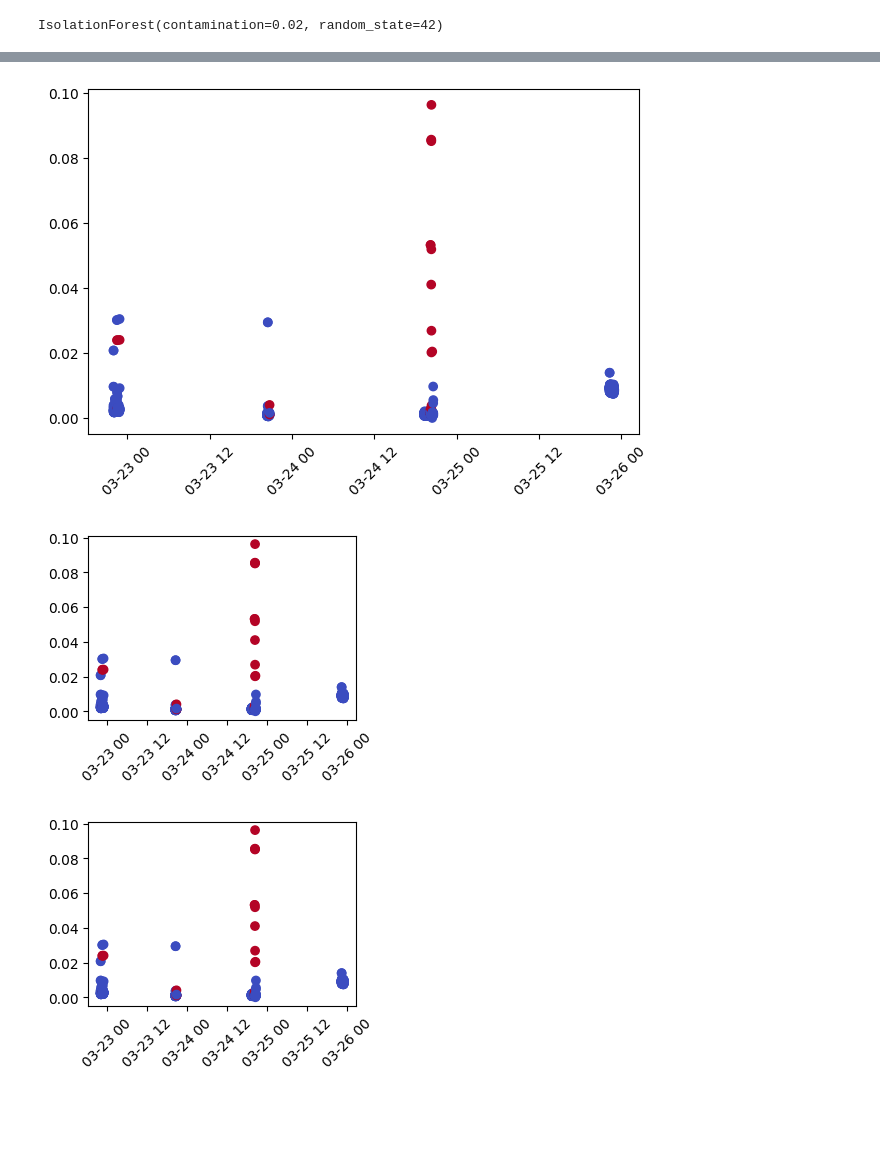
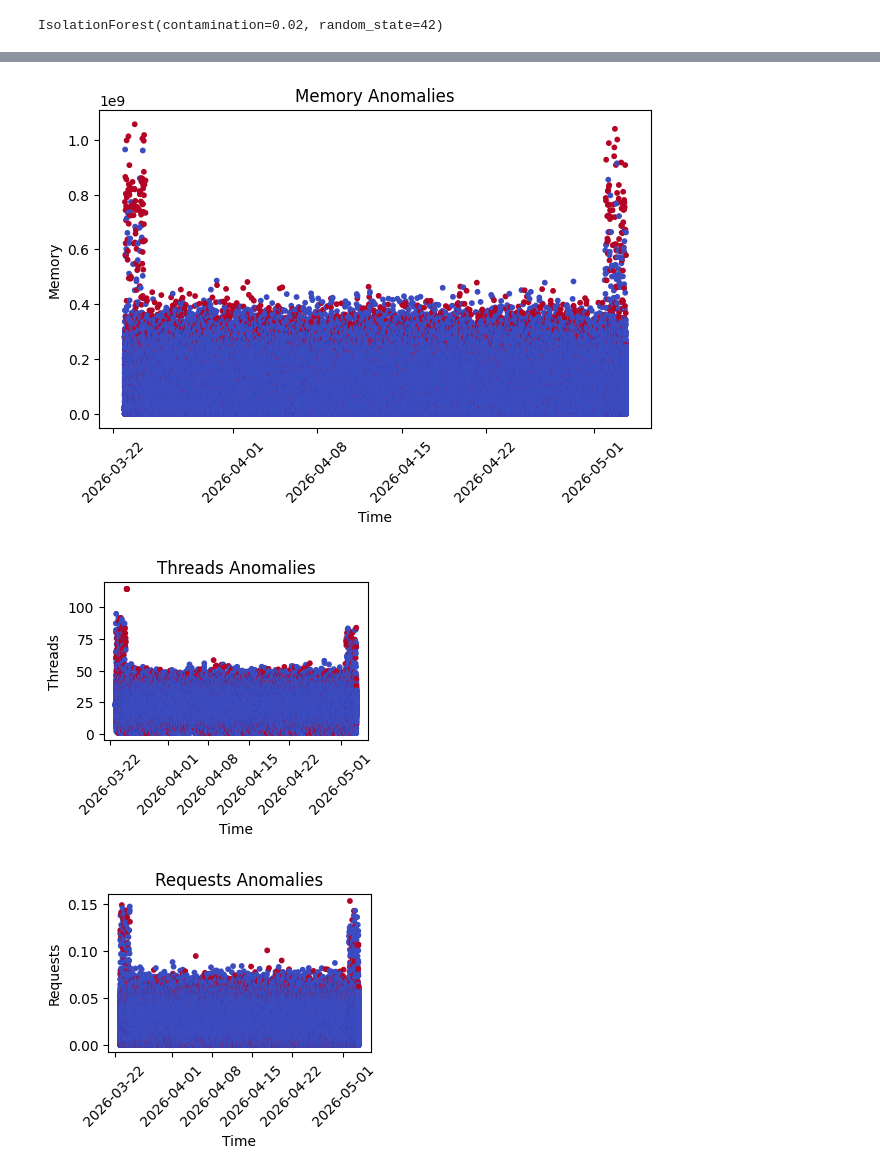
Before and after one commit to 2024tm93174/springboot-metrics-ml, a Jupyter notebook: metrics_model_train.ipynb, the cells around one changed output, grey strips where cells are left out. Saved outputs shown, nothing was run; the diff lists cells and outputs as text; code cells hidden in the pictures; blank space fills up the shorter version.

Commit message:
latest realTimeModel

```diff
--- a/metrics_model_train.ipynb
+++ b/metrics_model_train.ipynb
@@ -6,0 +39,13 @@ df.shape
+# %%
+# Sample data from each metric
+metrics_list = df['metric'].unique()
+sampled_data = []
+
+for metric in metrics_list:
+    metric_data = df[df['metric'] == metric]
+    # Sample: first, middle, and last rows
+    sample_indices = [0, len(metric_data) // 2, len(metric_data) - 1]
+    sampled_data.append(metric_data.iloc[sample_indices])
+
+df_sampled = pd.concat(sampled_data, ignore_index=True)
+print(df_sampled)
@@ -92,4 +192,4 @@ df_pivot
 # %%
-X = df_pivot[["requests","memory","threads","cpu"]]
+X = df_pivot[["memory","threads","requests","cpu"]]
 X
 # %% [output]
@@ -121,4 +221,6 @@ IsolationForest(contamination=0.02, random_state=42)
 df_pivot["anomaly"] = model.fit_predict(X)
 df_pivot["anomaly"]
 df_pivot.shape
+print(df_pivot.head())
+df_pivot["anomaly"] = df_pivot["anomaly"].map({1:0, -1:1})
 # %% [output]
@@ -126,6 +234,9 @@ df_pivot.shape
 # %%
+df_pivot["anomaly"] = model.fit_predict(X)
+df_pivot["anomaly"]
+df_pivot.shape
+
 df_pivot["anomaly"] = df_pivot["anomaly"].map({1:0, -1:1})
-
 print(df_pivot.head())
 print(df_pivot.tail())
 # %% [output]
@@ -200,29 +303,26 @@ Name: cpu, Length: 1297, dtype: float64
 # %%
 import matplotlib.pyplot as plt
 import matplotlib.dates as mdates
-metrics = ["requests", "memory", "threads", "cpu"]
+metrics = ["memory", "threads","requests", "cpu"]
 plt.figure(figsize=(12, 8))
 
 for i, metric in enumerate(metrics, 1):
     plt.subplot(2, 2, i)
     plt.scatter(
         df_pivot.index,      # real timestamps
-        df_pivot["cpu"],
-        c=df_pivot["anomaly"],
-        cmap="coolwarm"
+        df_pivot[metric],
+        c=df_pivot["anomaly"],# color anomalies
+        cmap="coolwarm",
+        label=metric,
+        s=10
     )
-   # plt.title(f"{metric.capitalize()} Anomalies")
-    #plt.xlabel("Time")
-   # plt.ylabel(metric.capitalize())
-   # ax = plt.gca()
-    # Show fewer time labels
-   # ax.xaxis.set_major_locator(mdates.AutoDateLocator())
-    # Format time
-    #ax.xaxis.set_major_formatter(mdates.DateFormatter('%H:%M:%S'))
+    plt.title(f"{metric.capitalize()} Anomalies")
     plt.xticks(rotation=45)
+    plt.xlabel("Time")
+    plt.ylabel(metric.capitalize())
     plt.tight_layout()
     plt.show()
 # %% [output]
-[figure, old version]
+[figure, new version]
-[figure, old version]
+[figure, new version]
-[figure, old version]
+[figure, new version]
```
Also changed, not shown: parts of 27 cells of this notebook, 22 other files.
